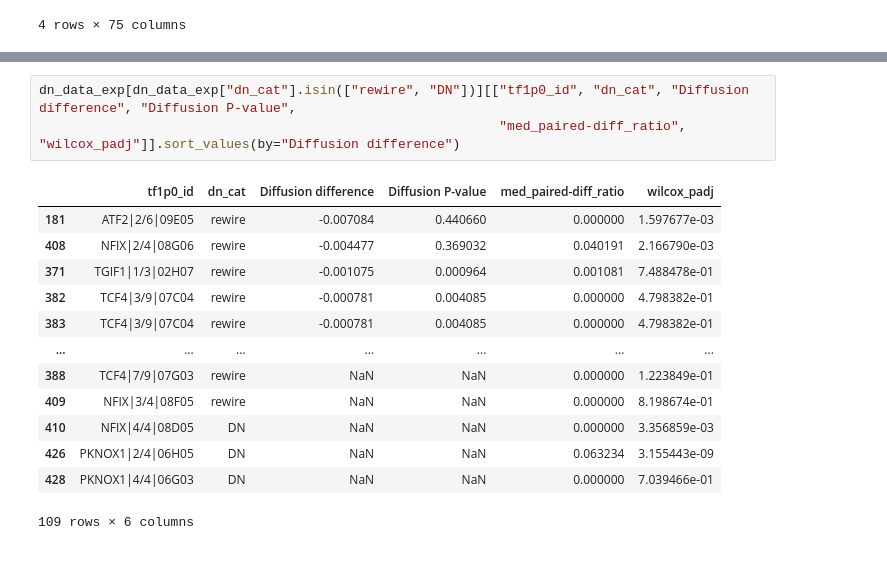
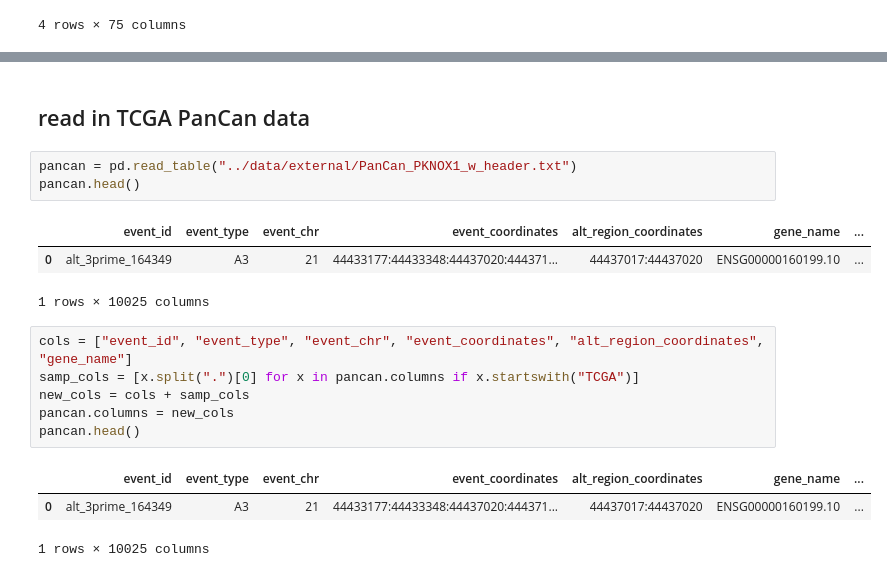
Before and after one commit to CCSB-DFCI/TF_isoforms_paper, a Jupyter notebook: src/dn_brca.ipynb, the cells around one changed output, grey strips where cells are left out. Saved outputs shown, nothing was run; the diff lists cells and outputs as text.

```diff
--- a/src/dn_brca.ipynb
+++ b/src/dn_brca.ipynb
@@ -622,17 +585,19 @@ sns.scatterplot(data=dn_data_exp[dn_data_exp["dn_cat"].isin(["rewire", "DN"])],
-# %%
-dn_data_exp[dn_data_exp["dn_cat"].isin(["rewire", "DN"])][["tf1p0_id", "dn_cat", "Diffusion difference", "Diffusion P-value",
-                                                           "med_paired-diff_ratio", "wilcox_padj"]].sort_values(by="Diffusion difference")
-# %% [output]
-|  | tf1p0_id | dn_cat | Diffusion difference | Diffusion P-value | med_paired-diff_ratio | wilcox_padj |
-| 181 | ATF2|2/6|09E05 | rewire | -0.007084 | 0.440660 | 0.000000 | 1.597677e-03 |
-| 408 | NFIX|2/4|08G06 | rewire | -0.004477 | 0.369032 | 0.040191 | 2.166790e-03 |
-| 371 | TGIF1|1/3|02H07 | rewire | -0.001075 | 0.000964 | 0.001081 | 7.488478e-01 |
-| 382 | TCF4|3/9|07C04 | rewire | -0.000781 | 0.004085 | 0.000000 | 4.798382e-01 |
-| 383 | TCF4|3/9|07C04 | rewire | -0.000781 | 0.004085 | 0.000000 | 4.798382e-01 |
-| ... | ... | ... | ... | ... | ... | ... |
-| 388 | TCF4|7/9|07G03 | rewire | NaN | NaN | 0.000000 | 1.223849e-01 |
-| 409 | NFIX|3/4|08F05 | rewire | NaN | NaN | 0.000000 | 8.198674e-01 |
-| 410 | NFIX|4/4|08D05 | DN | NaN | NaN | 0.000000 | 3.356859e-03 |
-| 426 | PKNOX1|2/4|06H05 | DN | NaN | NaN | 0.063234 | 3.155443e-09 |
-| 428 | PKNOX1|4/4|06G03 | DN | NaN | NaN | 0.000000 | 7.039466e-01 |
-109 rows × 6 columns
+# %% [markdown]
+## read in TCGA PanCan data
+# %%
+pancan = pd.read_table("../data/external/PanCan_PKNOX1_w_header.txt")
+pancan.head()
+# %% [output]
+|  | event_id | event_type | event_chr | event_coordinates | alt_region_coordinates | gene_name | ... |
+| 0 | alt_3prime_164349 | A3 | 21 | 44433177:44433348:44437020:444371... | 44437017:44437020 | ENSG00000160199.10 | ... |
+1 rows × 10025 columns
+# %%
+cols = ["event_id", "event_type", "event_chr", "event_coordinates", "alt_region_coordinates", "gene_name"]
+samp_cols = [x.split(".")[0] for x in pancan.columns if x.startswith("TCGA")]
+new_cols = cols + samp_cols
+pancan.columns = new_cols
+pancan.head()
+# %% [output]
+|  | event_id | event_type | event_chr | event_coordinates | alt_region_coordinates | gene_name | ... |
+| 0 | alt_3prime_164349 | A3 | 21 | 44433177:44433348:44437020:444371... | 44437017:44437020 | ENSG00000160199.10 | ... |
+1 rows × 10025 columns
```
Also changed, not shown: parts of 22 cells of this notebook, 22 other files.
